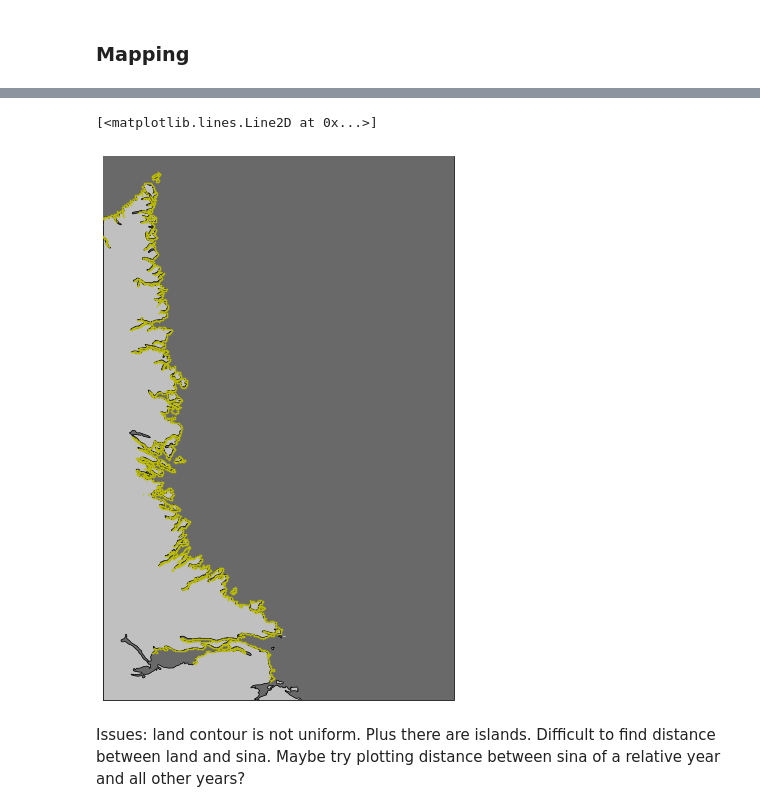
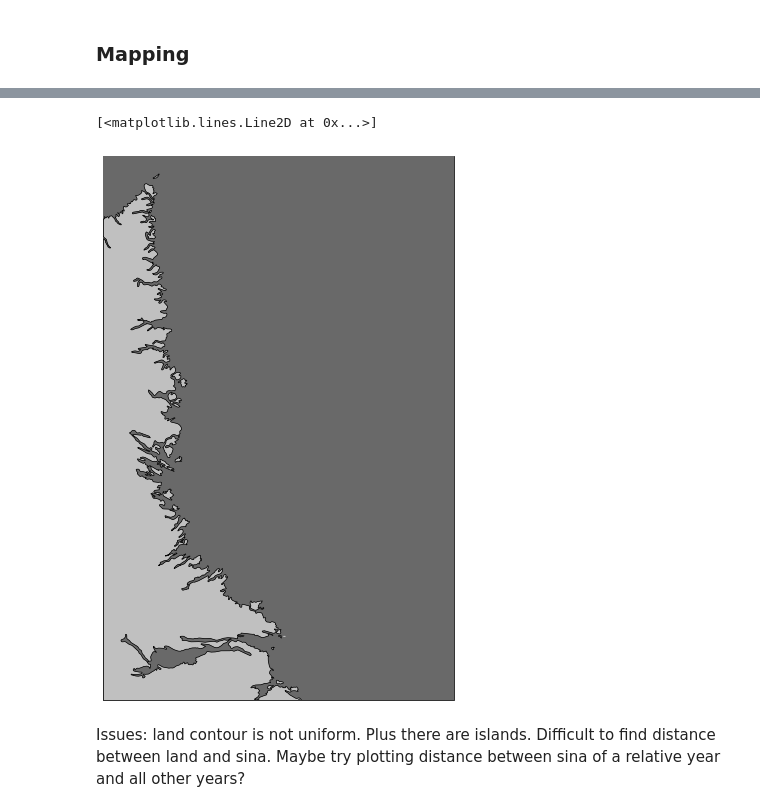
Before and after one commit to maynwang/CIS, a Jupyter notebook: landfast.ipynb, the cells around one changed output, grey strips where cells are left out. Cells and saved outputs as stored; diff of their text form; code cells hidden in the pictures.

```diff
--- a/landfast.ipynb
+++ b/landfast.ipynb
@@ -99,52 +118,9 @@ y_land = transform2[...,1]
-# %%
-#Declare the land and ocean parameters
-LAND_highres = cartopy.feature.NaturalEarthFeature('physical', 'land', '10m',
-edgecolor='black',
-facecolor=('silver'),
-linewidth=1)
-OCEAN_highres = cartopy.feature.NaturalEarthFeature('physical', 'ocean', '10m',
-facecolor='dimgrey')
-
-#Declare the lat and lon boundaries for the map and data
-domain = [99, 99, -99, -99]
-domain[0] = np.min(lat) # South
-domain[1] = np.min(lon) # West
-domain[2] = np.max(lat) # North
-domain[3] = np.max(lon) # East
-#     domain = list(np.array(domain) + np.array([+1, +6, 0, -4]))
-domain = [53.58105923668295, -61.30979545701268, 61.589404038199575, -56.47452933956656]
-# domain = [55, -61.30979545701268, 59, -61]
-
-aoi_map = [domain[0], domain[2], domain[1], domain[3]]
-# Rotation for vertical coast
-rot = ccrs.RotatedPole(pole_latitude=55,pole_longitude=150)
-
-# Plot results
-transform = rot.transform_points(rot,lon,lat)
-x_n = transform[...,0]
-y_n = transform[...,1]
-
-fig = plt.figure(figsize=(10,10))
-ax = fig.add_subplot(1,1,1, projection=rot)
-ax.add_feature(LAND_highres,zorder=2)
-ax.add_feature(OCEAN_highres,zorder=3)
-ax.set_extent([aoi_map[2], aoi_map[3], aoi_map[0], aoi_map[1]])
-ax.coastlines(resolution='10m',linewidth=0.35,zorder=3)
-# im = plt.pcolormesh(x_n,y_n,CT[131,:,:],transform=ccrs.PlateCarree(),zorder=4)
-# plt.contour(x_n,y_n,CT[-25,:,:],levels=100,transform=ccrs.PlateCarree(),zorder=4)
-# plt.contour(x_n,y_n,CT[-35,:,:]==100,transform=ccrs.PlateCarree(),zorder=4)
-# plt.plot(xarr_n[100:2000],yarr_n[100:2000],'b.',markersize=1,transform=ccrs.PlateCarree(),zorder=4)
-plt.plot(x_land,y_land,'y.',markersize=1,transform=ccrs.PlateCarree(),zorder=4)
-# plt.plot(xarr_n,yarr_n,'b.',markersize=1,transform=ccrs.PlateCarree(),zorder=4)
-
-# for i in range(len(x)):
-#     plt.plot(x[i],y[i],'.',markersize=1,transform=ccrs.PlateCarree(),zorder=4)
-
-
-# plt.pcolor(x_n,y_n,land,transform=ccrs.PlateCarree(),zorder=4)
-# %% [output]
-[<matplotlib.lines.Line2D at 0x...>]
-[figure, removed]
+# %%
+plot_cartopy()
+plt.plot(landlon,landlon,'y.',markersize=1,transform=ccrs.PlateCarree(),zorder=4)
+# %% [output]
+[<matplotlib.lines.Line2D at 0x...>]
+[figure, added]
 # %% [markdown]
 Issues: land contour is not uniform. Plus there are islands. Difficult to find distance between land and sina. Maybe try plotting distance between sina of a relative year and all other years?
 # %%
```
Also changed, not shown: parts of 37 cells of this notebook, 21 other files.
